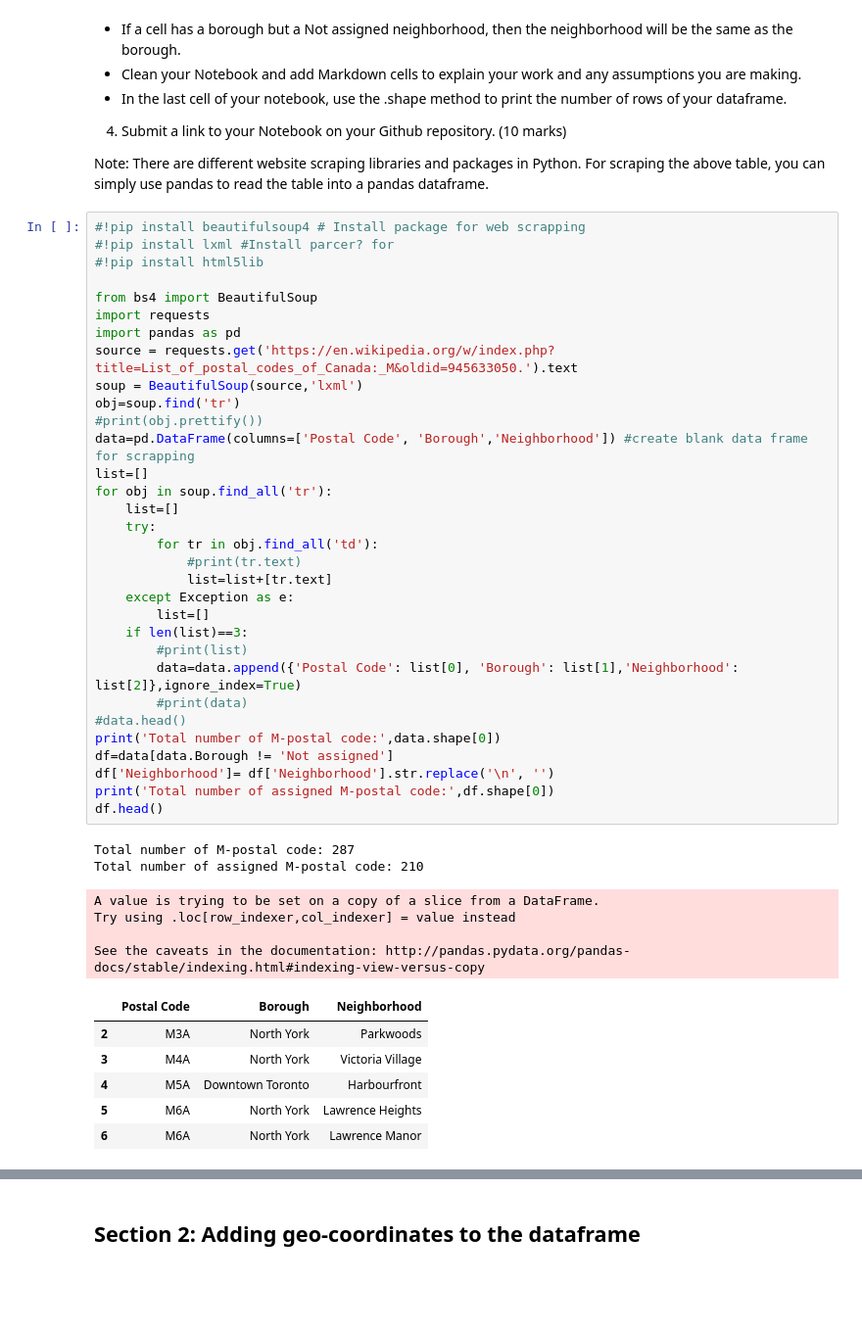
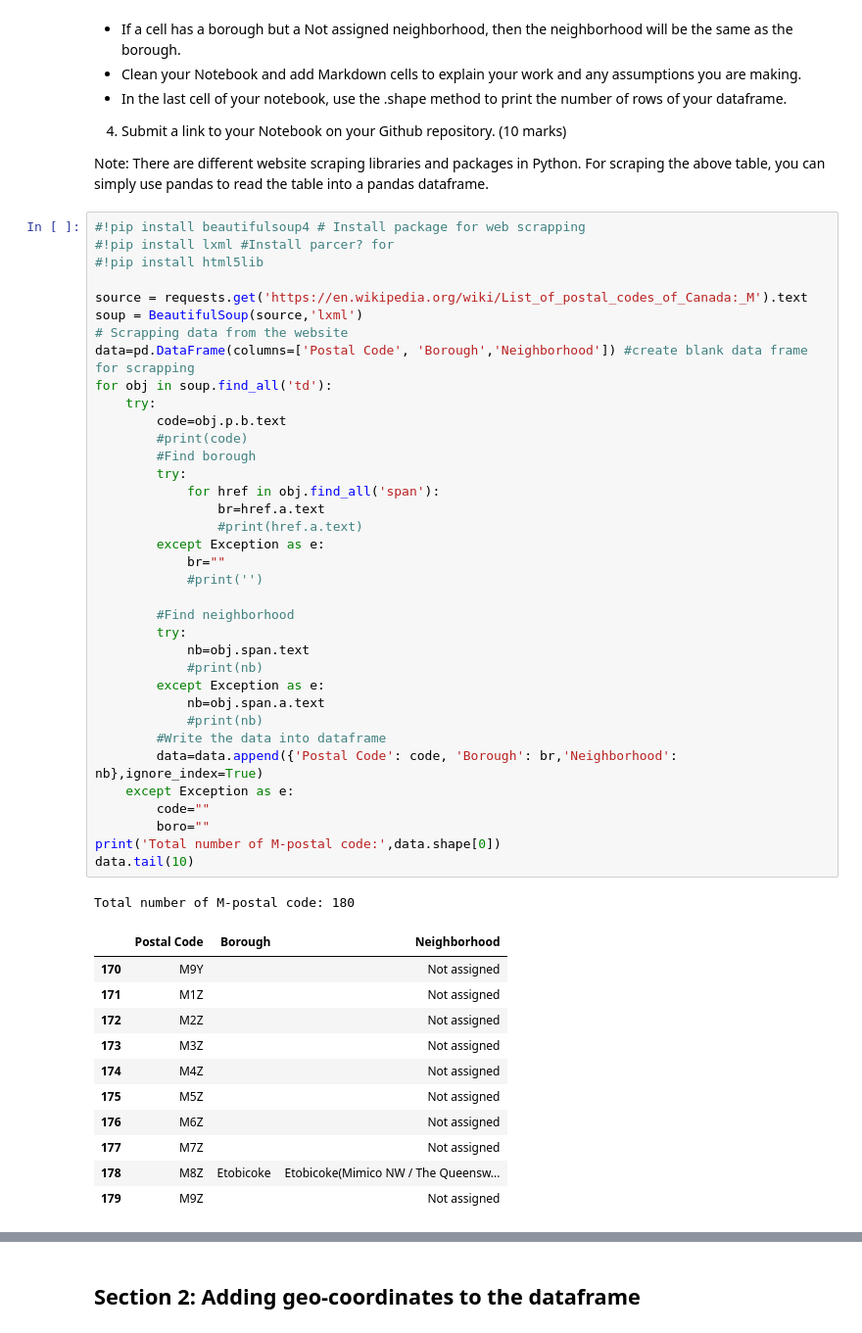
Before and after one commit to lbpham/Coursera_Capstone, a Jupyter notebook: Neighborhoods in Toronto-tosubmit.ipynb, the cells around one changed output, grey strips where cells are left out. Shown: that part at 98% size. Drawn from its saved outputs; the diff is of its cells as text; blank space fills up the shorter version.

```diff
--- a/Neighborhoods in Toronto-tosubmit.ipynb
+++ b/Neighborhoods in Toronto-tosubmit.ipynb
@@ -24,45 +24,49 @@ Note: There are different website scraping libraries and packages in Python. For
 # %%
 #!pip install beautifulsoup4 # Install package for web scrapping
 #!pip install lxml #Install parcer? for
 #!pip install html5lib
 
-from bs4 import BeautifulSoup
-import requests
-import pandas as pd
-source = requests.get('https://en.wikipedia.org/w/index.php?title=List_of_postal_codes_of_Canada:_M&oldid=945633050.').text
+source = requests.get('https://en.wikipedia.org/wiki/List_of_postal_codes_of_Canada:_M').text
 soup = BeautifulSoup(source,'lxml')
-obj=soup.find('tr')
-#print(obj.prettify())
+# Scrapping data from the website
 data=pd.DataFrame(columns=['Postal Code', 'Borough','Neighborhood']) #create blank data frame for scrapping
-list=[]
-for obj in soup.find_all('tr'):
-    list=[]
+for obj in soup.find_all('td'):
     try:
-        for tr in obj.find_all('td'):
-            #print(tr.text)
-            list=list+[tr.text]
+        code=obj.p.b.text
+        #print(code)
+        #Find borough
+        try:
+            for href in obj.find_all('span'):
+                br=href.a.text
+                #print(href.a.text)
+        except Exception as e:
+            br=""
+            #print('')
+
+        #Find neighborhood
+        try:
+            nb=obj.span.text
+            #print(nb)
+        except Exception as e:
+            nb=obj.span.a.text
+            #print(nb)
+        #Write the data into dataframe
+        data=data.append({'Postal Code': code, 'Borough': br,'Neighborhood': nb},ignore_index=True)
     except Exception as e:
-        list=[]
-    if len(list)==3:
-        #print(list)
-        data=data.append({'Postal Code': list[0], 'Borough': list[1],'Neighborhood': list[2]},ignore_index=True)
-        #print(data)
-#data.head()
+        code=""
+        boro=""
 print('Total number of M-postal code:',data.shape[0])
-df=data[data.Borough != 'Not assigned']
-df['Neighborhood']= df['Neighborhood'].str.replace('\n', '')
-print('Total number of assigned M-postal code:',df.shape[0])
-df.head()
+data.tail(10)
 # %% [output]
-Total number of M-postal code: 287
-Total number of assigned M-postal code: 210
+Total number of M-postal code: 180
-A value is trying to be set on a copy of a slice from a DataFrame.
-Try using .loc[row_indexer,col_indexer] = value instead
-
-See the caveats in the documentation: http://pandas.pydata.org/pandas-docs/stable/indexing.html#indexing-view-versus-copy
 |  | Postal Code | Borough | Neighborhood |
-| 2 | M3A | North York | Parkwoods |
-| 3 | M4A | North York | Victoria Village |
-| 4 | M5A | Downtown Toronto | Harbourfront |
-| 5 | M6A | North York | Lawrence Heights |
-| 6 | M6A | North York | Lawrence Manor |
+| 170 | M9Y |  | Not assigned |
+| 171 | M1Z |  | Not assigned |
+| 172 | M2Z |  | Not assigned |
+| 173 | M3Z |  | Not assigned |
+| 174 | M4Z |  | Not assigned |
+| 175 | M5Z |  | Not assigned |
+| 176 | M6Z |  | Not assigned |
+| 177 | M7Z |  | Not assigned |
+| 178 | M8Z | Etobicoke | Etobicoke(Mimico NW / The Queensw... |
+| 179 | M9Z |  | Not assigned |
```
Also changed, not shown: parts of 4 cells of this notebook.
